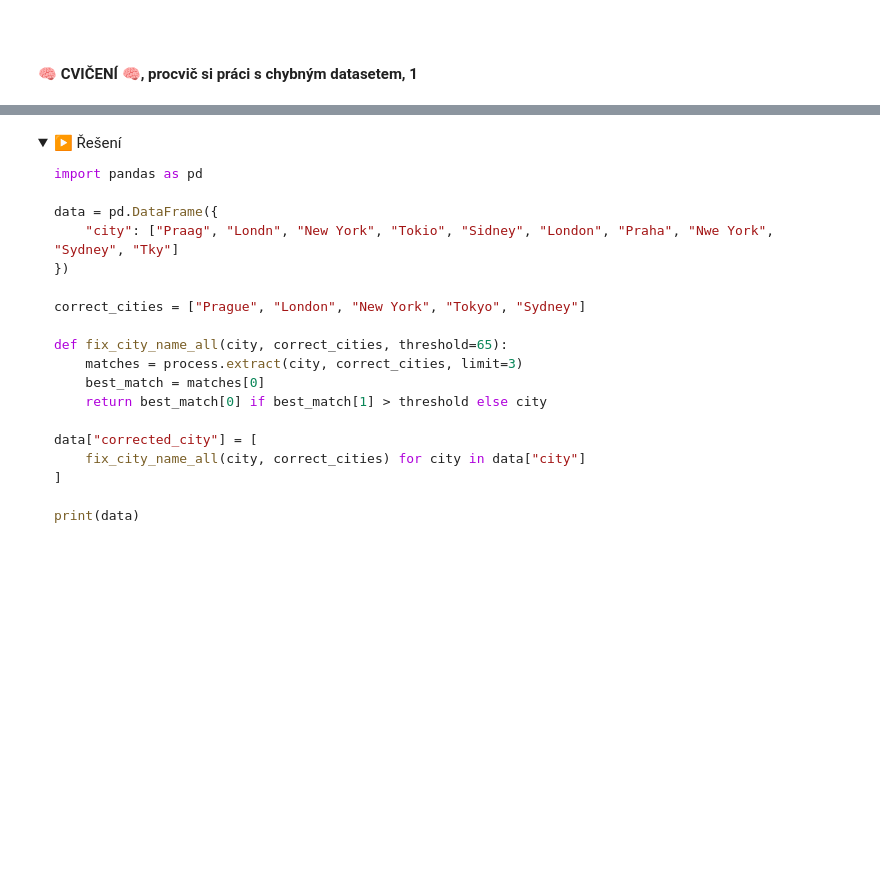
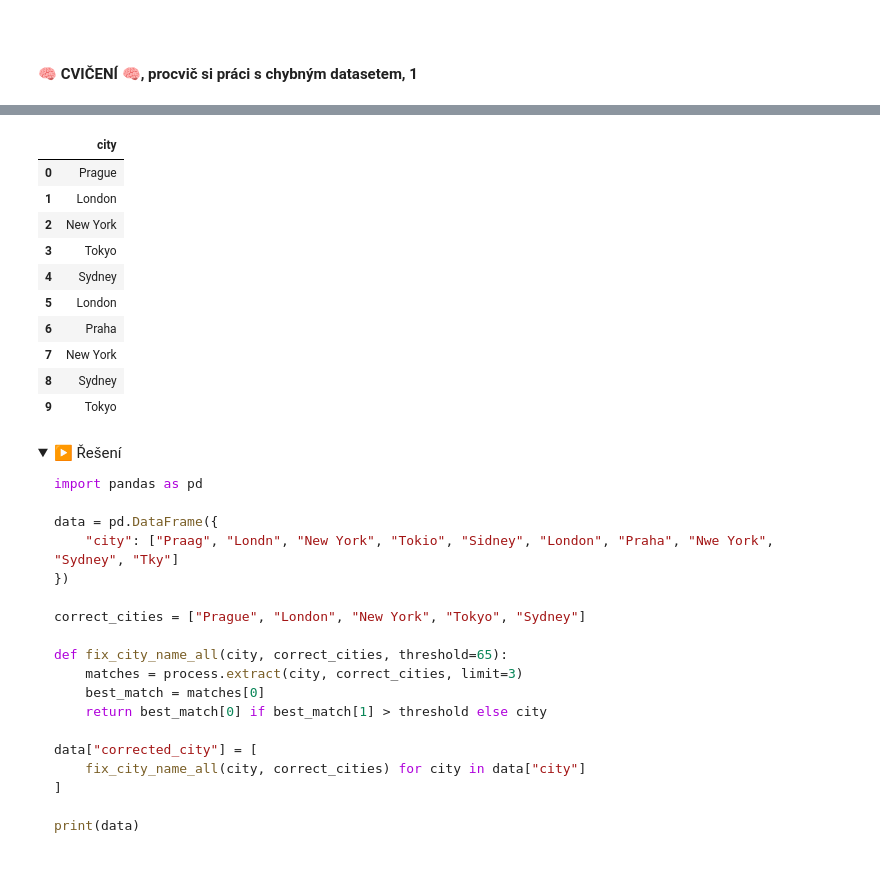
Before and after one commit to Bralor/python-data-2024, a Jupyter notebook: shared/notebooks/lesson05_eop.ipynb, the cells around one changed output, grey strips where cells are left out. Drawn from its saved outputs; the diff is of its cells as text; code cells hidden in the pictures; folded sections open; blank space fills up the shorter version.

```diff
--- a/shared/notebooks/lesson05_eop.ipynb
+++ b/shared/notebooks/lesson05_eop.ipynb
@@ -817,3 +717,29 @@ correct_cities = ["Prague", "London", "New York", "Tokyo", "Sydney"]
+# %%
+for city in correct_cities:
+    shoda_difflib = difflib.get_close_matches(city,
+                                              vsechny_unikatni_hodnoty,
+                                              n=5,
+                                              cutoff=0.6)
+
+    # Identifikuji řádky, které se shodují se vzorem True/ False
+    potencialni_radky = data_df['city'].isin(shoda_difflib)
+
+    # Nahraď shodné hodnoty ve sloupci
+    data_df.loc[potencialni_radky, 'city'] = city
+# %%
+data_df
+# %% [output]
+|  | city |
+| 0 | Prague |
+| 1 | London |
+| 2 | New York |
+| 3 | Tokyo |
+| 4 | Sydney |
+| 5 | London |
+| 6 | Praha |
+| 7 | New York |
+| 8 | Sydney |
+| 9 | Tokyo |
 # %% [markdown]
 <details>
     <summary>▶️ Řešení</summary>
```
Also changed, not shown: parts of 67 cells of this notebook.
